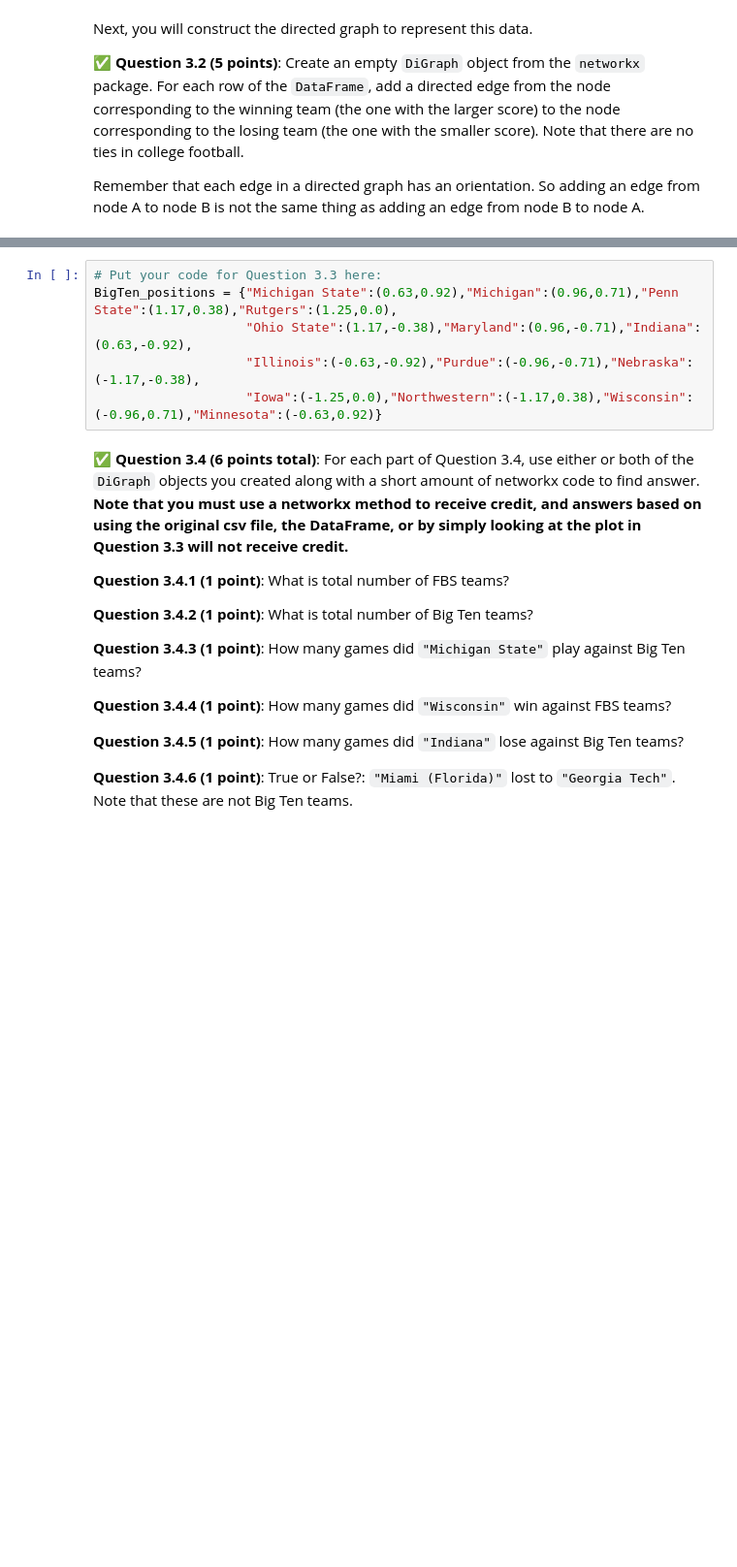
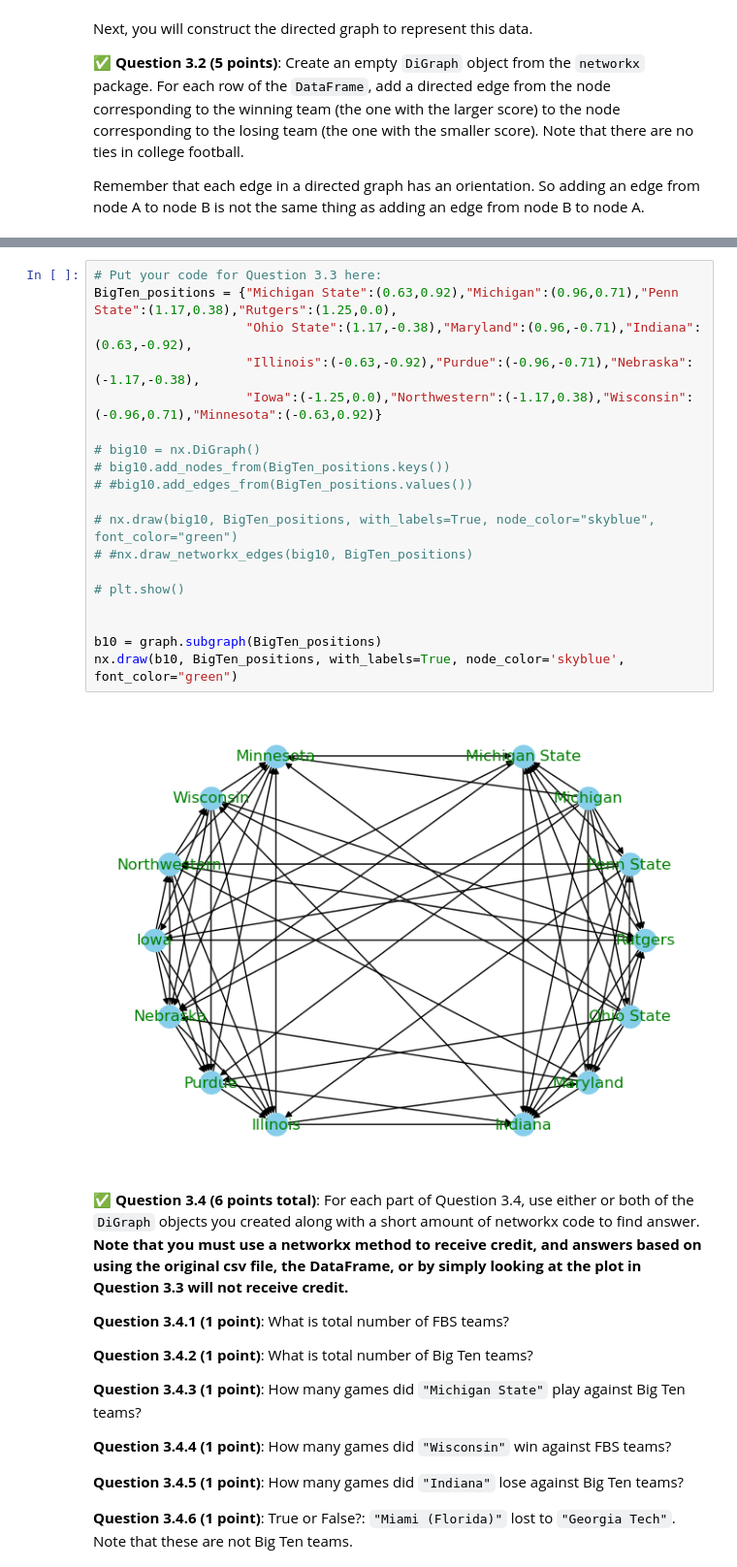
Before and after one commit to barry-huu/CMSE202-s24-turnin, a Jupyter notebook: hw-02/HW-02_ABMandGraphTheory-STUDENT.ipynb, the cells around one changed output, grey strips where cells are left out. Shown at 97% size. Drawn from its saved outputs; the diff is of its cells as text; blank space fills up the shorter version.

```diff
--- a/hw-02/HW-02_ABMandGraphTheory-STUDENT.ipynb
+++ b/hw-02/HW-02_ABMandGraphTheory-STUDENT.ipynb
@@ -394,9 +431,24 @@ If you do this part correctly, you should get something that looks like this: <i
 # %%
 # Put your code for Question 3.3 here:
 BigTen_positions = {"Michigan State":(0.63,0.92),"Michigan":(0.96,0.71),"Penn State":(1.17,0.38),"Rutgers":(1.25,0.0),
                     "Ohio State":(1.17,-0.38),"Maryland":(0.96,-0.71),"Indiana":(0.63,-0.92),
                     "Illinois":(-0.63,-0.92),"Purdue":(-0.96,-0.71),"Nebraska":(-1.17,-0.38),
                     "Iowa":(-1.25,0.0),"Northwestern":(-1.17,0.38),"Wisconsin":(-0.96,0.71),"Minnesota":(-0.63,0.92)}
+
+# big10 = nx.DiGraph()
+# big10.add_nodes_from(BigTen_positions.keys())
+# #big10.add_edges_from(BigTen_positions.values())
+
+# nx.draw(big10, BigTen_positions, with_labels=True, node_color="skyblue", font_color="green")
+# #nx.draw_networkx_edges(big10, BigTen_positions)
+
+# plt.show()
+
+
+b10 = graph.subgraph(BigTen_positions)
+nx.draw(b10, BigTen_positions, with_labels=True, node_color='skyblue', font_color="green")
+# %% [output]
+[figure, added]
 # %% [markdown]
 &#9989;  **Question 3.4 (6 points total)**: For each part of Question 3.4, use either or both of the `DiGraph` objects you created along with a short amount of networkx code to find answer. **Note that you must use a networkx method to receive credit, and answers based on using the original csv file, the DataFrame, or by simply looking at the plot in Question 3.3 will not receive credit.**
 
```
Also changed, not shown: parts of 20 cells of this notebook.
